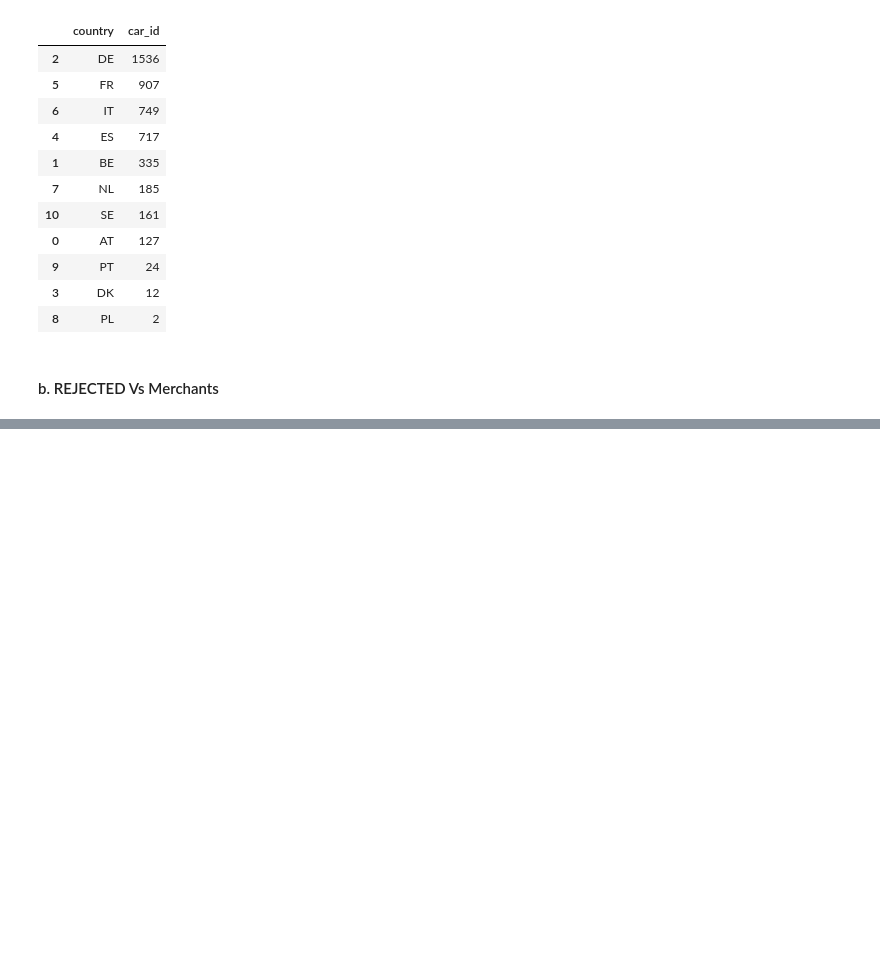
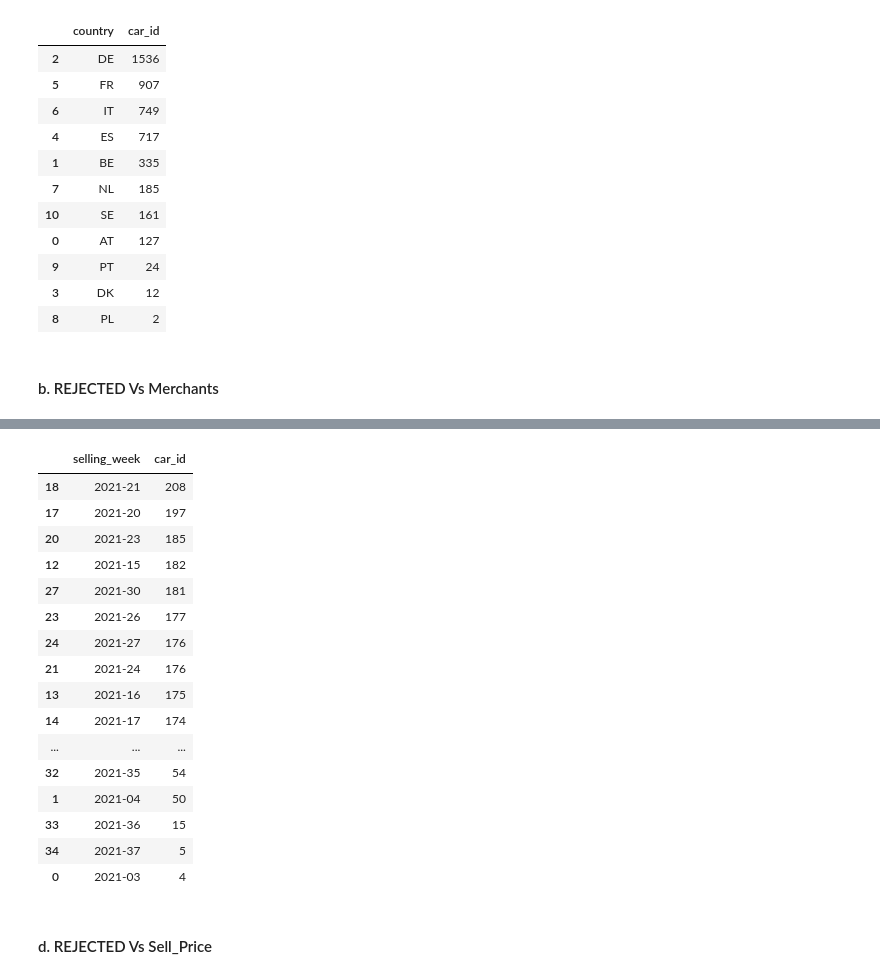
Before and after one commit to dileepsathyan/assignments, a Jupyter notebook: Vroom Virtusa/Vroom Virtusa Assignment.ipynb, the cells around one changed output, grey strips where cells are left out. Saved outputs shown, nothing was run; the diff lists cells and outputs as text; code cells hidden in the pictures; blank space fills up the shorter version.

```diff
--- a/Vroom Virtusa/Vroom Virtusa Assignment.ipynb
+++ b/Vroom Virtusa/Vroom Virtusa Assignment.ipynb
@@ -1580,0 +1675,25 @@ rej_cnt_country
+# %%
+rej_cnt_week = df_rej.groupby(['selling_week'])['car_id'].count().reset_index()
+rej_cnt_week = rej_cnt_week.sort_values(by='car_id', ascending=False)
+# rej_amt_country.loc['Total',:]= rej_amt_country.sum(axis=0)
+rej_cnt_week
+# %% [output]
+|  | selling_week | car_id |
+| 18 | 2021-21 | 208 |
+| 17 | 2021-20 | 197 |
+| 20 | 2021-23 | 185 |
+| 12 | 2021-15 | 182 |
+| 27 | 2021-30 | 181 |
+| 23 | 2021-26 | 177 |
+| 24 | 2021-27 | 176 |
+| 21 | 2021-24 | 176 |
+| 13 | 2021-16 | 175 |
+| 14 | 2021-17 | 174 |
+| ... | ... | ... |
+| 32 | 2021-35 | 54 |
+| 1 | 2021-04 | 50 |
+| 33 | 2021-36 | 15 |
+| 34 | 2021-37 | 5 |
+| 0 | 2021-03 | 4 |
+# %% [markdown]
+#### d. REJECTED Vs Sell_Price
```
Also changed, not shown: parts of 15 cells of this notebook.
